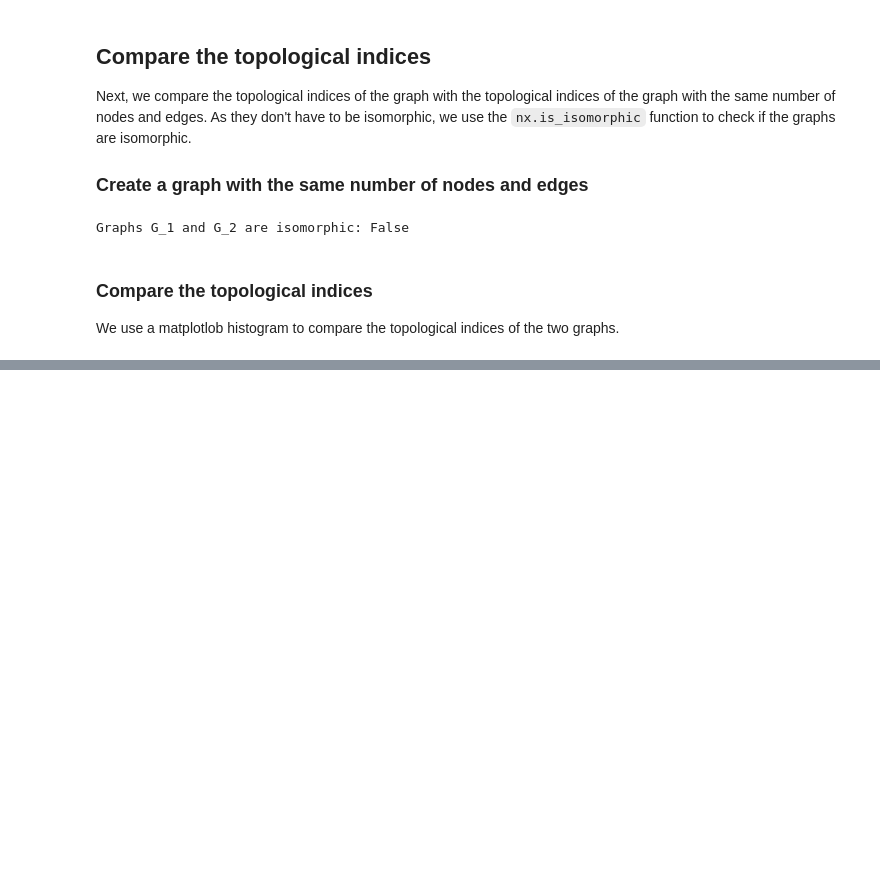
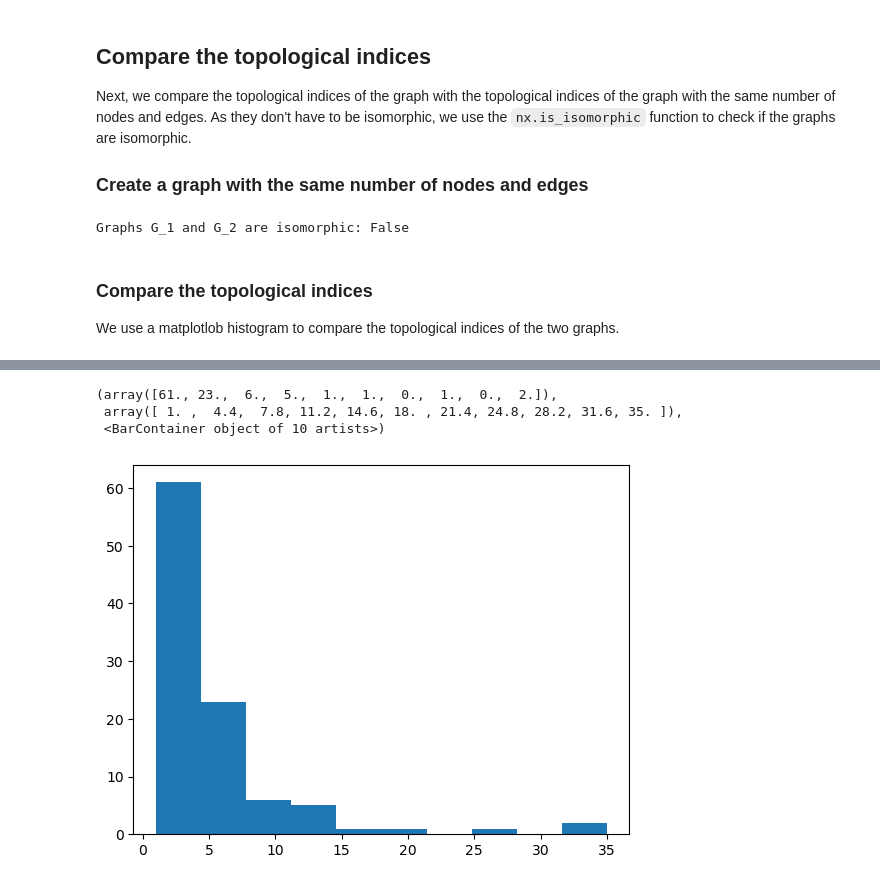
Before and after one commit to lucahost/bachelor-thesis, a Jupyter notebook: notebooks/01_initialization.ipynb, the cells around one changed output, grey strips where cells are left out. Drawn from its saved outputs; the diff is of its cells as text; code cells hidden in the pictures; blank space fills up the shorter version.

Commit message:
Add simple hist chart

```diff
--- a/notebooks/01_initialization.ipynb
+++ b/notebooks/01_initialization.ipynb
@@ -112,0 +113,9 @@ plt.show()
+# %%
+# TODO Simplify plotting!!
+
+plt.hist([v for k,v in nx.degree(G_1)])
+# %% [output]
+(array([61., 23.,  6.,  5.,  1.,  1.,  0.,  1.,  0.,  2.]),
+ array([ 1. ,  4.4,  7.8, 11.2, 14.6, 18. , 21.4, 24.8, 28.2, 31.6, 35. ]),
+ <BarContainer object of 10 artists>)
+[figure, added]
```
Also changed, not shown: parts of 3 cells of this notebook.
